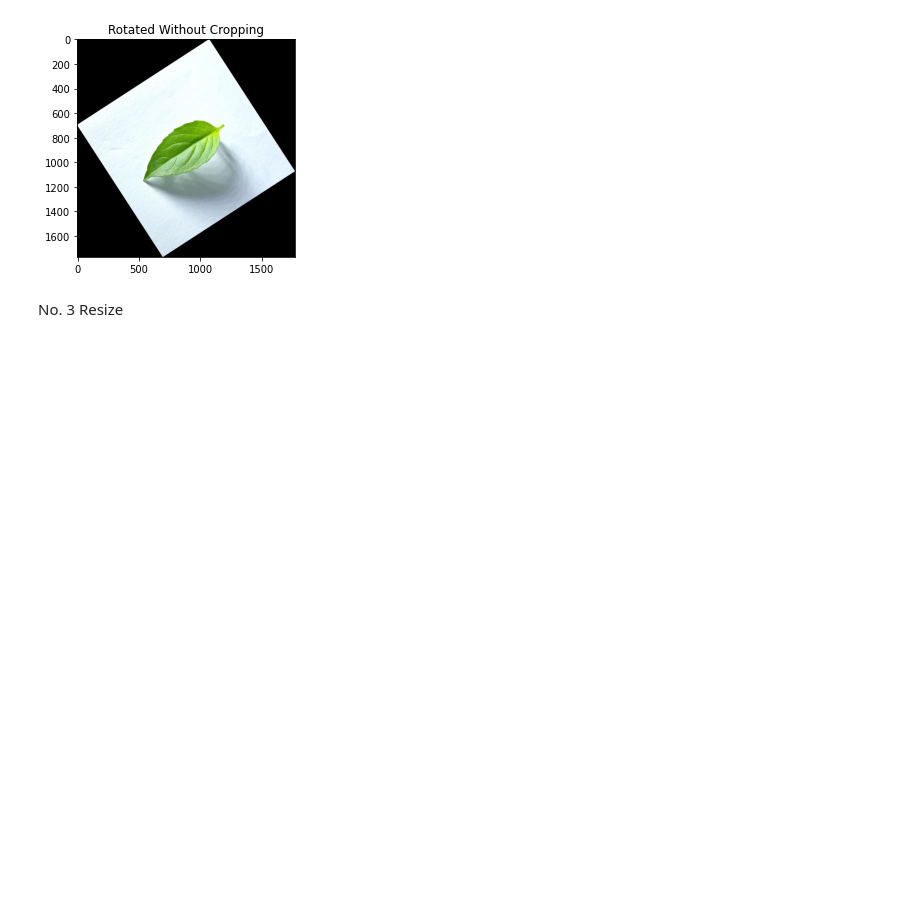
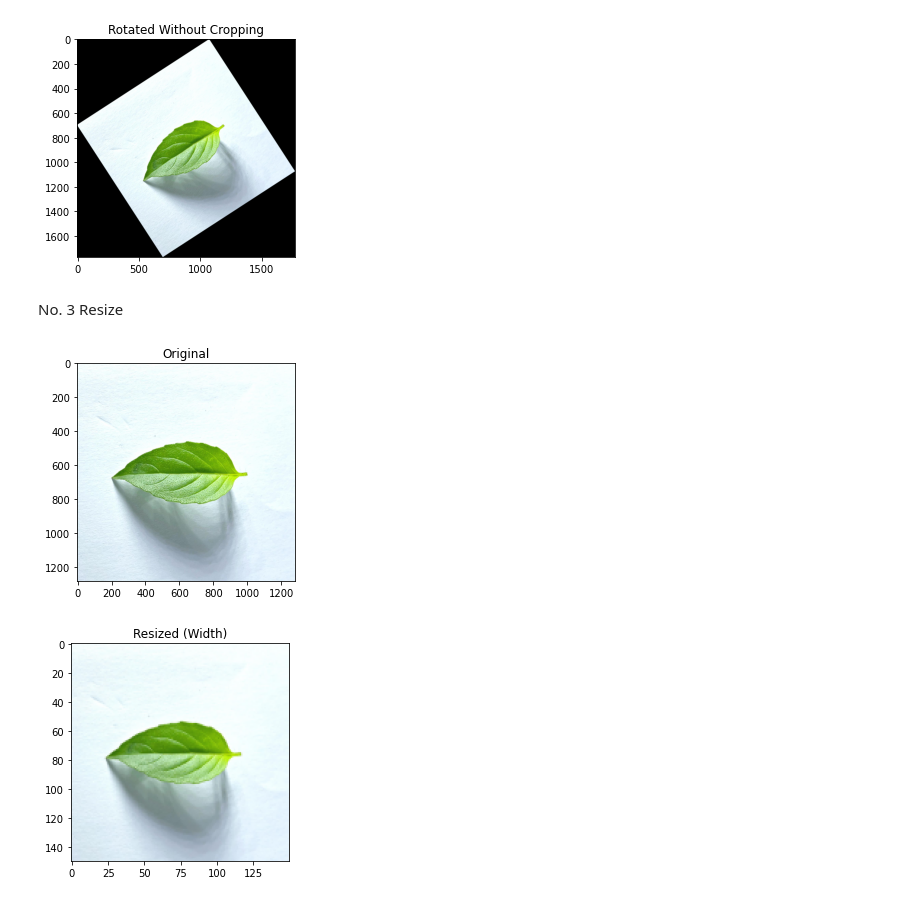
Before and after one commit to armita15/computer-vision, a Jupyter notebook: Image_fundamental/if_basic_command.ipynb, the cells around one changed output. Cells and saved outputs as stored; diff of their text form; code cells hidden in the pictures; blank space fills up the shorter version.

```diff
--- a/Image_fundamental/if_basic_command.ipynb
+++ b/Image_fundamental/if_basic_command.ipynb
@@ -99,3 +100,20 @@ plt_imshow("Rotated Without Cropping", rotated)
 # %% [markdown]
 No. 3
 Resize
+# %%
+# load the original input image and display it to our screen
+image = cv2.imread(args["image"])
+plt_imshow("Original", image)
+
+# let's resize our image to be 150 pixels wide, but in order to
+# prevent our resized image from being skewed/distorted, we must
+# first calculate the ratio of the *new* width to the *old* width
+r = 150.0 / image.shape[1]
+dim = (150, int(image.shape[0] * r))
+
+# perform the actual resizing of the image
+resized = cv2.resize(image, dim, interpolation=cv2.INTER_AREA)
+plt_imshow("Resized (Width)", resized)
+# %% [output]
+[figure, added]
+[figure, added]
```
Also changed, not shown: parts of 17 cells of this notebook.
